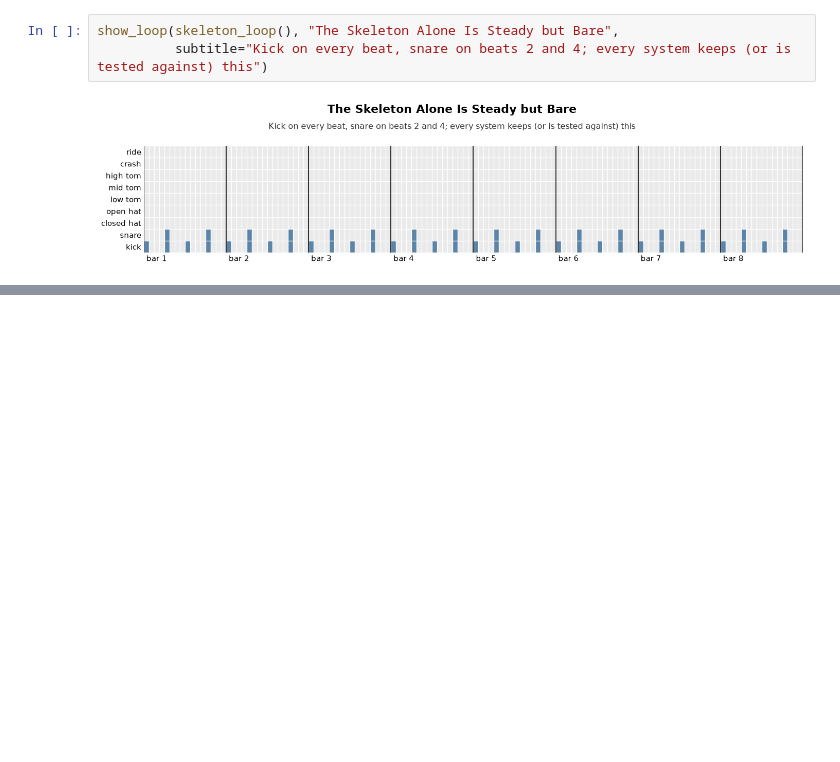
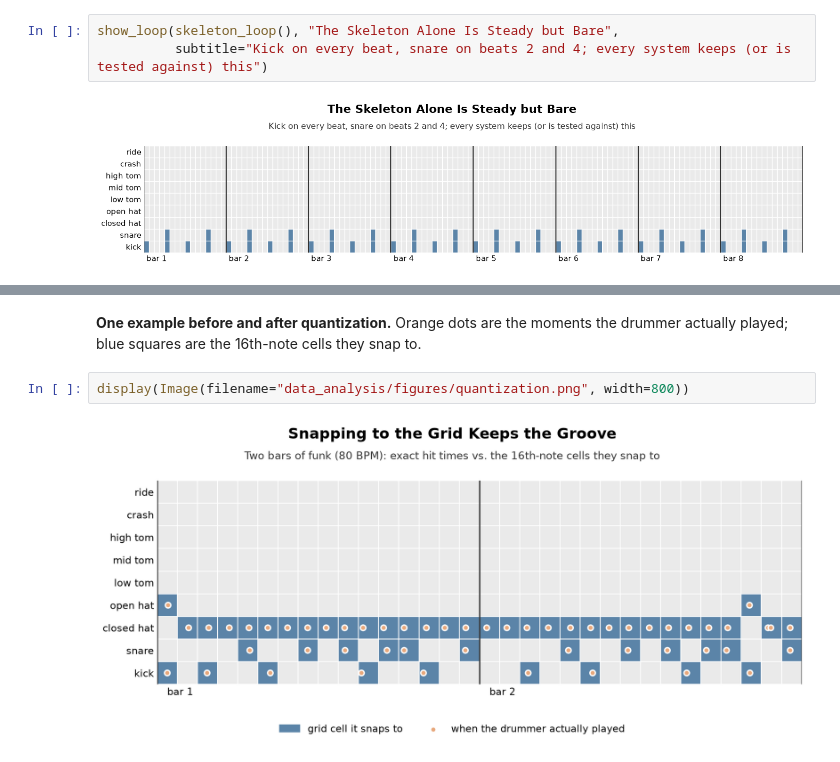
Before and after one commit to giacomograzia/generative-ai-music, a Jupyter notebook: notebook.ipynb, the cells around one changed output, grey strips where cells are left out. Saved outputs shown, nothing was run; the diff lists cells and outputs as text; blank space fills up the shorter version.

Commit message:
Add data section to notebook

```diff
--- a/notebook.ipynb
+++ b/notebook.ipynb
@@ -123,0 +144,7 @@ TODO
+# %% [markdown]
+**One example before and after quantization.** Orange dots are the moments the drummer actually played; blue
+squares are the 16th-note cells they snap to.
+# %%
+display(Image(filename="data_analysis/figures/quantization.png", width=800))
+# %% [output]
+[figure, added]
```
Also changed, not shown: parts of 18 cells of this notebook.
